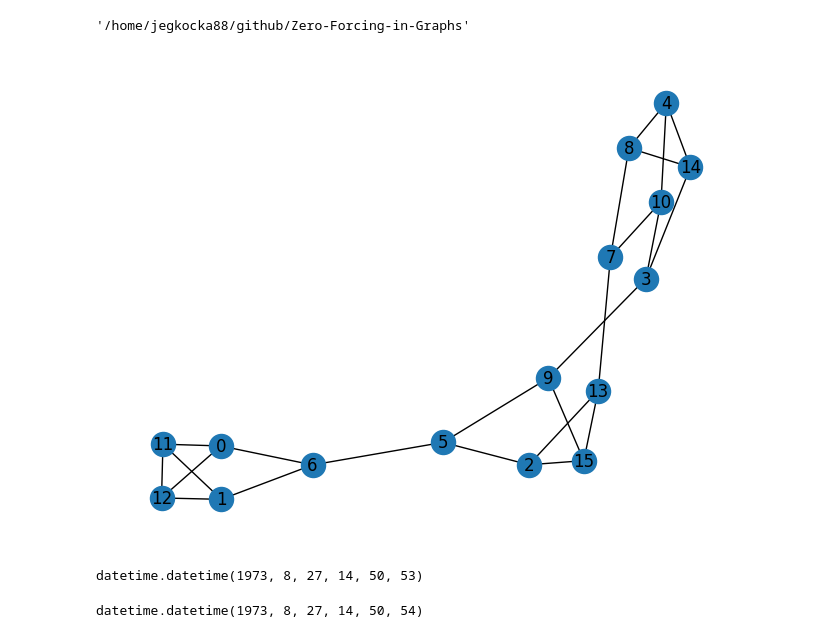
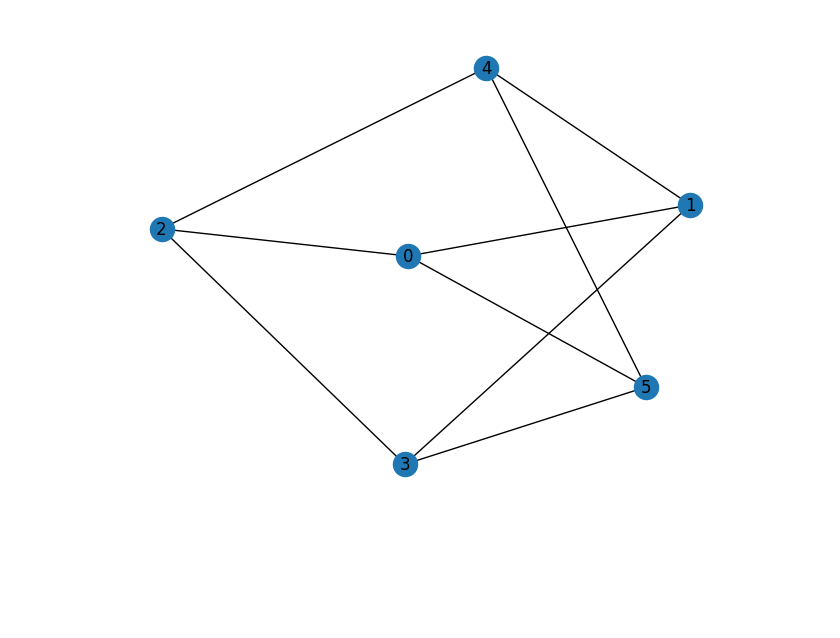
Before and after one commit to MeszarosGabor/Zero-Forcing-in-Graphs, a Jupyter notebook: Forcing Testing.ipynb, the cells around one changed output. Cells and saved outputs as stored; diff of their text form; code cells hidden in the pictures; blank space fills up the shorter version.

```diff
--- a/Forcing Testing.ipynb
+++ b/Forcing Testing.ipynb
@@ -1,13 +1,10 @@
-# %%
-pwd
-# %% [output]
-'/home/jegkocka88/github/Zero-Forcing-in-Graphs'
 # %%
 import networkx as nx
 
 import searcher
 # %%
-g = searcher.get_graph_from_path("testing/zf_16_0.375_06c7080c-1e22-4f79-ab93-93ef924760cc")
+g = searcher.get_graph_from_path(
+    "/home/jegkocka88/github/Zero-Forcing-in-Graphs/testing/zf_6_0.6666666666666666_b3024e99-a14d-4f09-9736-06274333a0fc")
 nx.draw(g, with_labels=True)
 # %% [output]
-[figure, old version]
+[figure, new version]
@@ -19,8 +10,0 @@ fake = faker.Faker()
-# %%
-t0 = fake.date_time();t0
-# %% [output]
-datetime.datetime(1973, 8, 27, 14, 50, 53)
-# %%
-t1 = t0 + datetime.timedelta(seconds=1);t1
-# %% [output]
-datetime.datetime(1973, 8, 27, 14, 50, 54)
```
Also changed, not shown: parts of 13 cells of this notebook, 1 other file.
